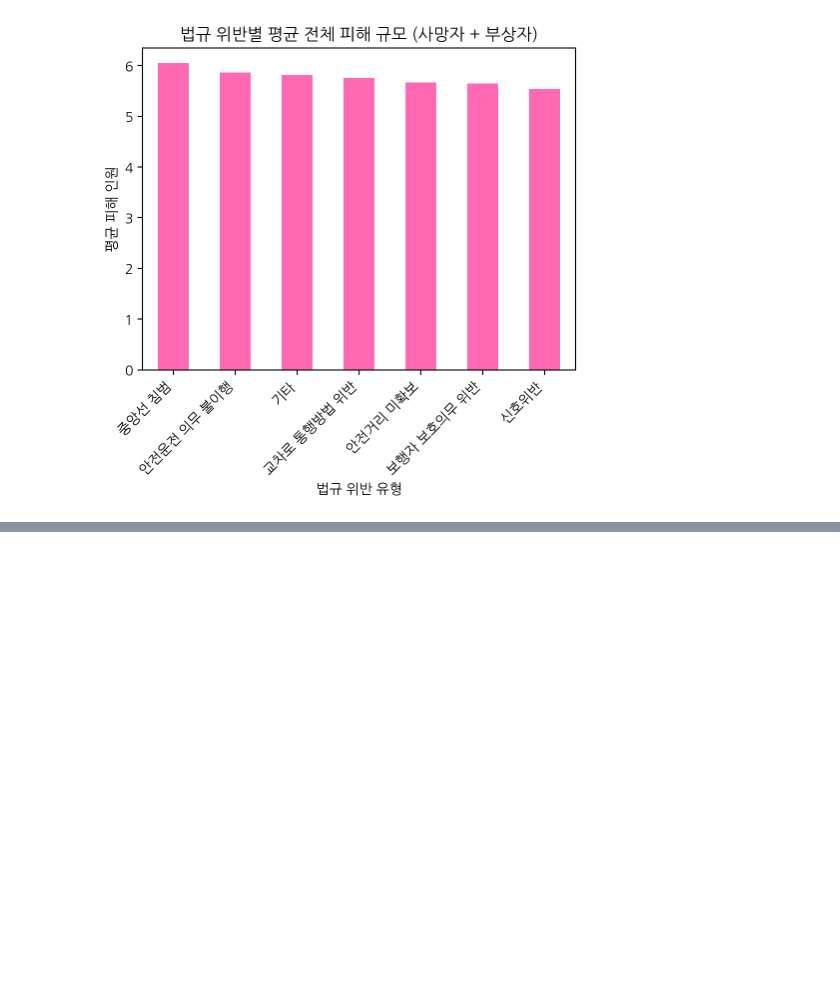
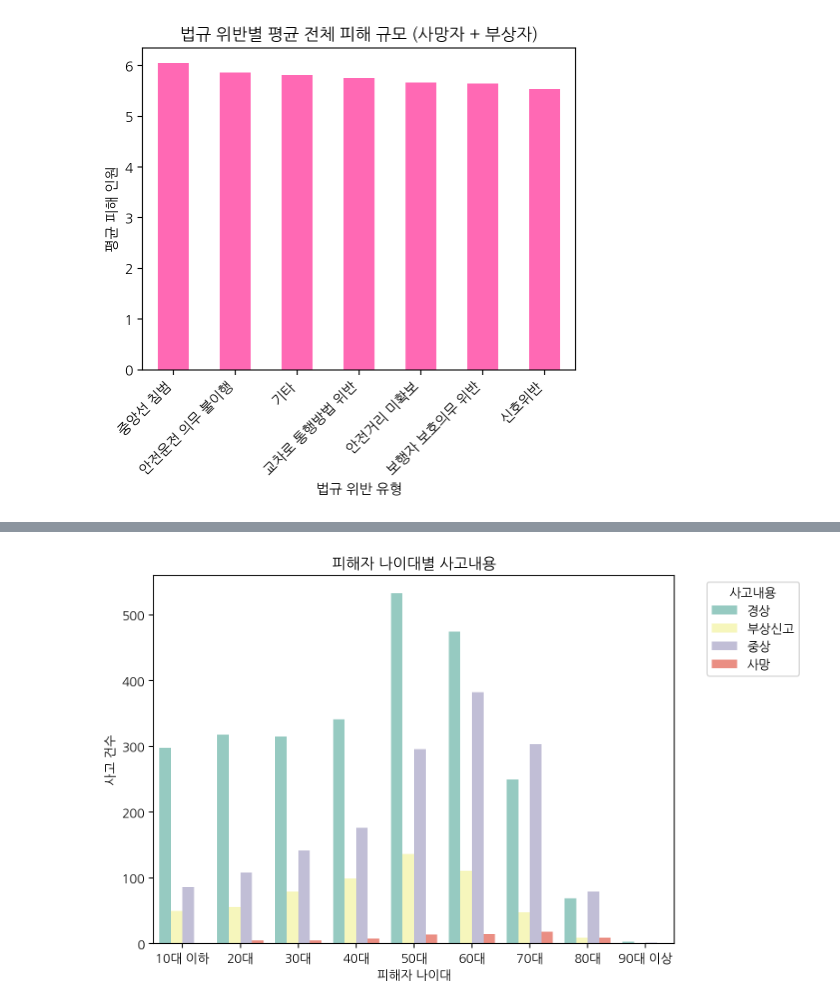
Before and after one commit to yeojeong735/25-BDA-TeamDP, a Jupyter notebook: 25_BDA_BikeCrash_TeamDP.ipynb, the cells around one changed output, grey strips where cells are left out. Cells and saved outputs as stored; diff of their text form; code cells hidden in the pictures; blank space fills up the shorter version.

```diff
--- a/25_BDA_BikeCrash_TeamDP.ipynb
+++ b/25_BDA_BikeCrash_TeamDP.ipynb
@@ -305,0 +325,12 @@ plt.show()
+# %%
+# 나이대별 사고내용 시각화(피해자 기준)
+plt.figure(figsize=(8, 5))
+sns.countplot(data=df, x='victemAgeGroup', hue='accidentDetail', palette='Set3')
+plt.title("피해자 나이대별 사고내용")
+plt.xlabel("피해자 나이대")
+plt.ylabel("사고 건수")
+plt.legend(title="사고내용", bbox_to_anchor=(1.05, 1), loc='upper left')
+plt.tight_layout()
+plt.show()
+# %% [output]
+[figure, added]
```
Also changed, not shown: parts of 2 cells of this notebook.
